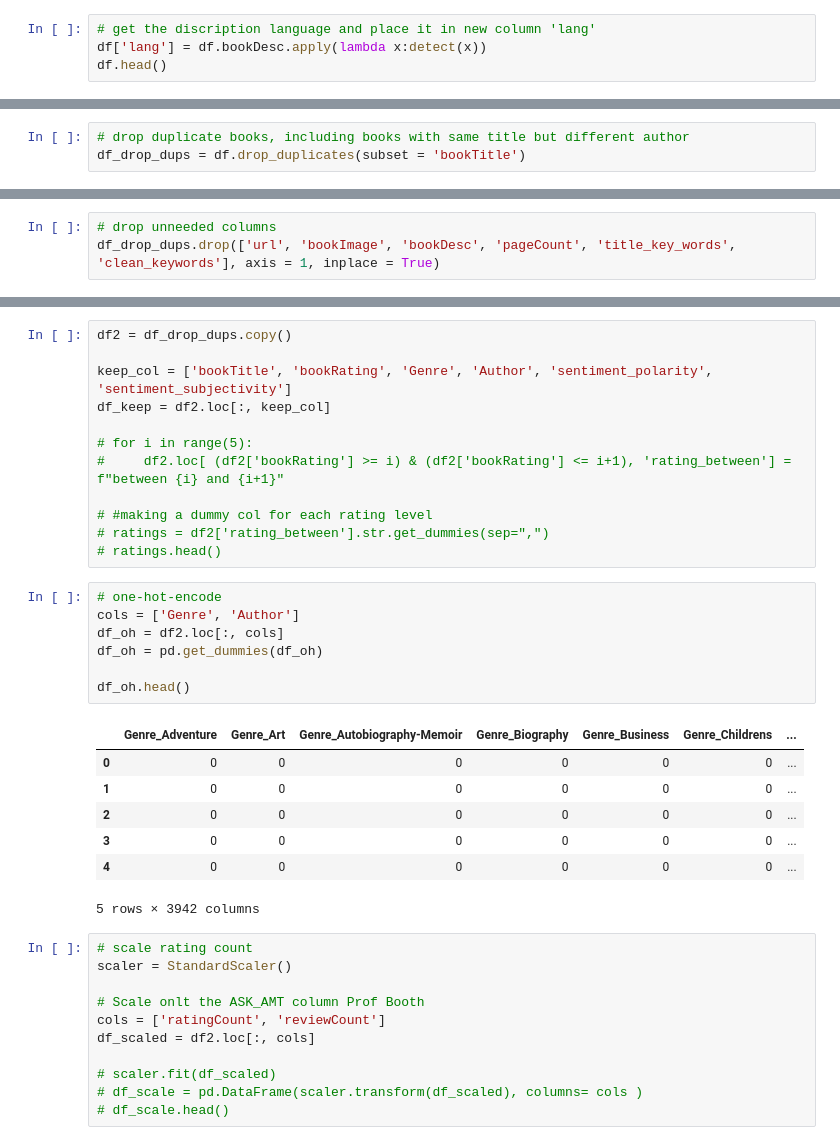
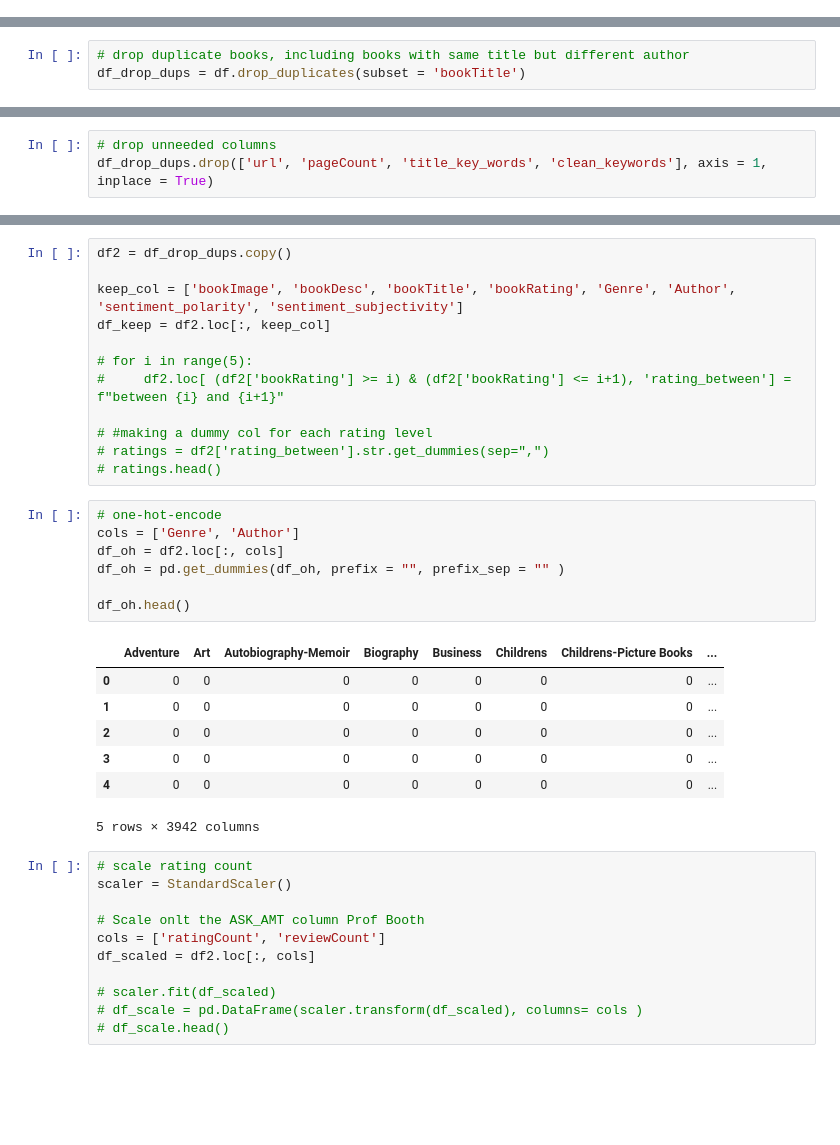
Before and after one commit to alvessab/project_4_book_rec, a Jupyter notebook: Ebrahim's Work/Content Based Recommender-with sentiment.ipynb, the cells around one changed output, grey strips where cells are left out. Drawn from its saved outputs; the diff is of its cells as text; blank space fills up the shorter version.

```diff
--- a/Ebrahim's Work/Content Based Recommender-with sentiment.ipynb
+++ b/Ebrahim's Work/Content Based Recommender-with sentiment.ipynb
@@ -98,7 +98,3 @@ Index(['url', 'bookTitle', 'bookImage', 'bookDesc', 'bookRating',
 df.bookTitle.nunique()
 # %% [output]
 8863
-# %%
-# get the discription language and place it in new column 'lang'
-df['lang'] = df.bookDesc.apply(lambda x:detect(x))
-df.head()
@@ -123,7 +112,7 @@ df_drop_dups.head()
 | 4 | https://www.goodreads.com/book/sh... | Twilight | https://i.gr-assets.com/images/S/... | About three things I was absolute... | 3.61 | 5231000 | 107619 | Young Adult | 501 | ... |
 # %%
 # drop unneeded columns
-df_drop_dups.drop(['url', 'bookImage', 'bookDesc', 'pageCount', 'title_key_words', 'clean_keywords'], axis = 1, inplace = True)
+df_drop_dups.drop(['url', 'pageCount', 'title_key_words', 'clean_keywords'], axis = 1, inplace = True)
 # %%
 df_drop_dups.head()
 # %% [output]
@@ -136,7 +125,7 @@ df_drop_dups.head()
 # %%
 df2 = df_drop_dups.copy()
 
-keep_col = ['bookTitle', 'bookRating', 'Genre', 'Author', 'sentiment_polarity', 'sentiment_subjectivity']
+keep_col = ['bookImage', 'bookDesc', 'bookTitle', 'bookRating', 'Genre', 'Author', 'sentiment_polarity', 'sentiment_subjectivity']
 df_keep = df2.loc[:, keep_col]
 
 # for i in range(5):
@@ -148,17 +137,17 @@ df_keep = df2.loc[:, keep_col]
 # %%
 # one-hot-encode
 cols = ['Genre', 'Author']
 df_oh = df2.loc[:, cols]
-df_oh = pd.get_dummies(df_oh)
+df_oh = pd.get_dummies(df_oh, prefix = "", prefix_sep = "" )
 
 df_oh.head()
 # %% [output]
-|  | Genre_Adventure | Genre_Art | Genre_Autobiography-Memoir | Genre_Biography | Genre_Business | Genre_Childrens | ... |
-| 0 | 0 | 0 | 0 | 0 | 0 | 0 | ... |
-| 1 | 0 | 0 | 0 | 0 | 0 | 0 | ... |
-| 2 | 0 | 0 | 0 | 0 | 0 | 0 | ... |
-| 3 | 0 | 0 | 0 | 0 | 0 | 0 | ... |
-| 4 | 0 | 0 | 0 | 0 | 0 | 0 | ... |
+|  | Adventure | Art | Autobiography-Memoir | Biography | Business | Childrens | Childrens-Picture Books | ... |
+| 0 | 0 | 0 | 0 | 0 | 0 | 0 | 0 | ... |
+| 1 | 0 | 0 | 0 | 0 | 0 | 0 | 0 | ... |
+| 2 | 0 | 0 | 0 | 0 | 0 | 0 | 0 | ... |
+| 3 | 0 | 0 | 0 | 0 | 0 | 0 | 0 | ... |
+| 4 | 0 | 0 | 0 | 0 | 0 | 0 | 0 | ... |
 5 rows × 3942 columns
 # %%
 # scale rating count
```
Also changed, not shown: parts of 7 cells of this notebook, 9 other files.
